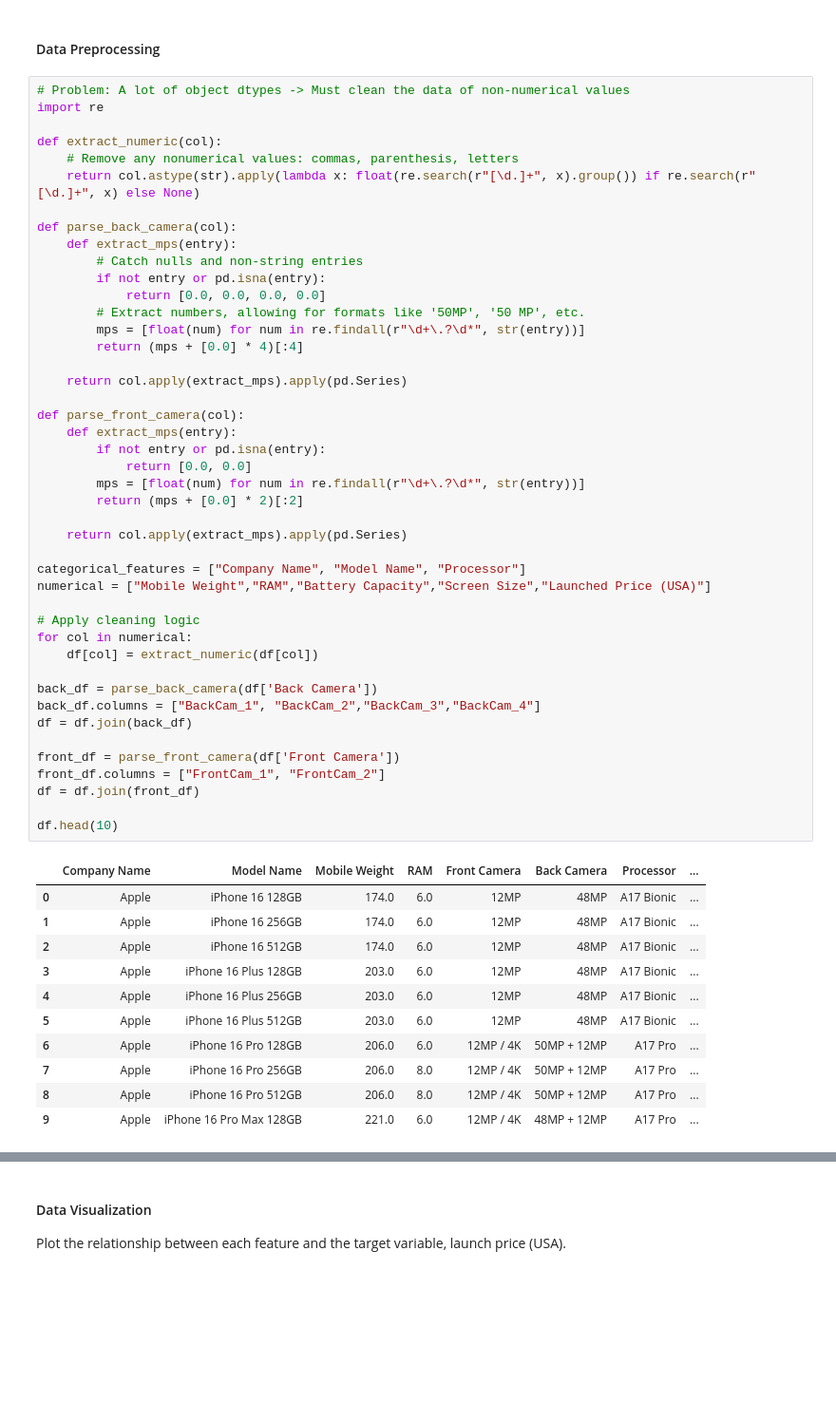
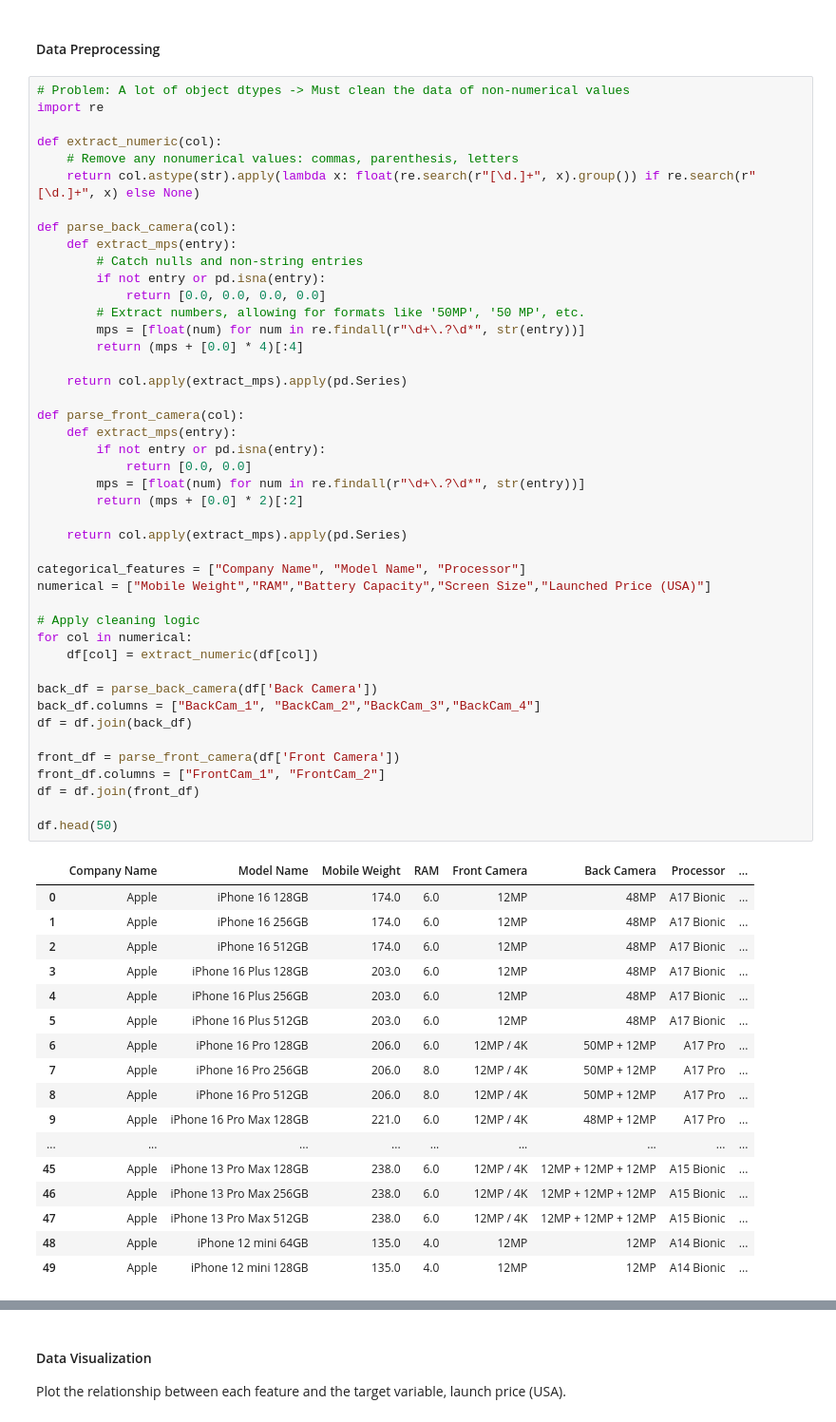
Before and after one commit to gi0vannigm/Final-DS-Phone-Prices, a Jupyter notebook: MadisonMina_CSC2621_FinalProject_PhonePrices.ipynb, the cells around one changed output, grey strips where cells are left out. Shown at 95% size. Drawn from its saved outputs; the diff is of its cells as text; blank space fills up the shorter version.

```diff
--- a/MadisonMina_CSC2621_FinalProject_PhonePrices.ipynb
+++ b/MadisonMina_CSC2621_FinalProject_PhonePrices.ipynb
@@ -96,31 +96,37 @@ def parse_front_camera(col):
 
     return col.apply(extract_mps).apply(pd.Series)
 
 categorical_features = ["Company Name", "Model Name", "Processor"]
 numerical = ["Mobile Weight","RAM","Battery Capacity","Screen Size","Launched Price (USA)"]
 
 # Apply cleaning logic
 for col in numerical:
     df[col] = extract_numeric(df[col])
 
 back_df = parse_back_camera(df['Back Camera'])
 back_df.columns = ["BackCam_1", "BackCam_2","BackCam_3","BackCam_4"]
 df = df.join(back_df)
 
 front_df = parse_front_camera(df['Front Camera'])
 front_df.columns = ["FrontCam_1", "FrontCam_2"]
 df = df.join(front_df)
 
-df.head(10)
+df.head(50)
 # %% [output]
 |  | Company Name | Model Name | Mobile Weight | RAM | Front Camera | Back Camera | Processor | ... |
 | 0 | Apple | iPhone 16 128GB | 174.0 | 6.0 | 12MP | 48MP | A17 Bionic | ... |
 | 1 | Apple | iPhone 16 256GB | 174.0 | 6.0 | 12MP | 48MP | A17 Bionic | ... |
 | 2 | Apple | iPhone 16 512GB | 174.0 | 6.0 | 12MP | 48MP | A17 Bionic | ... |
 | 3 | Apple | iPhone 16 Plus 128GB | 203.0 | 6.0 | 12MP | 48MP | A17 Bionic | ... |
 | 4 | Apple | iPhone 16 Plus 256GB | 203.0 | 6.0 | 12MP | 48MP | A17 Bionic | ... |
 | 5 | Apple | iPhone 16 Plus 512GB | 203.0 | 6.0 | 12MP | 48MP | A17 Bionic | ... |
 | 6 | Apple | iPhone 16 Pro 128GB | 206.0 | 6.0 | 12MP / 4K | 50MP + 12MP | A17 Pro | ... |
 | 7 | Apple | iPhone 16 Pro 256GB | 206.0 | 8.0 | 12MP / 4K | 50MP + 12MP | A17 Pro | ... |
 | 8 | Apple | iPhone 16 Pro 512GB | 206.0 | 8.0 | 12MP / 4K | 50MP + 12MP | A17 Pro | ... |
 | 9 | Apple | iPhone 16 Pro Max 128GB | 221.0 | 6.0 | 12MP / 4K | 48MP + 12MP | A17 Pro | ... |
+| ... | ... | ... | ... | ... | ... | ... | ... | ... |
+| 45 | Apple | iPhone 13 Pro Max 128GB | 238.0 | 6.0 | 12MP / 4K | 12MP + 12MP + 12MP | A15 Bionic | ... |
+| 46 | Apple | iPhone 13 Pro Max 256GB | 238.0 | 6.0 | 12MP / 4K | 12MP + 12MP + 12MP | A15 Bionic | ... |
+| 47 | Apple | iPhone 13 Pro Max 512GB | 238.0 | 6.0 | 12MP / 4K | 12MP + 12MP + 12MP | A15 Bionic | ... |
+| 48 | Apple | iPhone 12 mini 64GB | 135.0 | 4.0 | 12MP | 12MP | A14 Bionic | ... |
+| 49 | Apple | iPhone 12 mini 128GB | 135.0 | 4.0 | 12MP | 12MP | A14 Bionic | ... |
```
Also changed, not shown: parts of 16 cells of this notebook.
